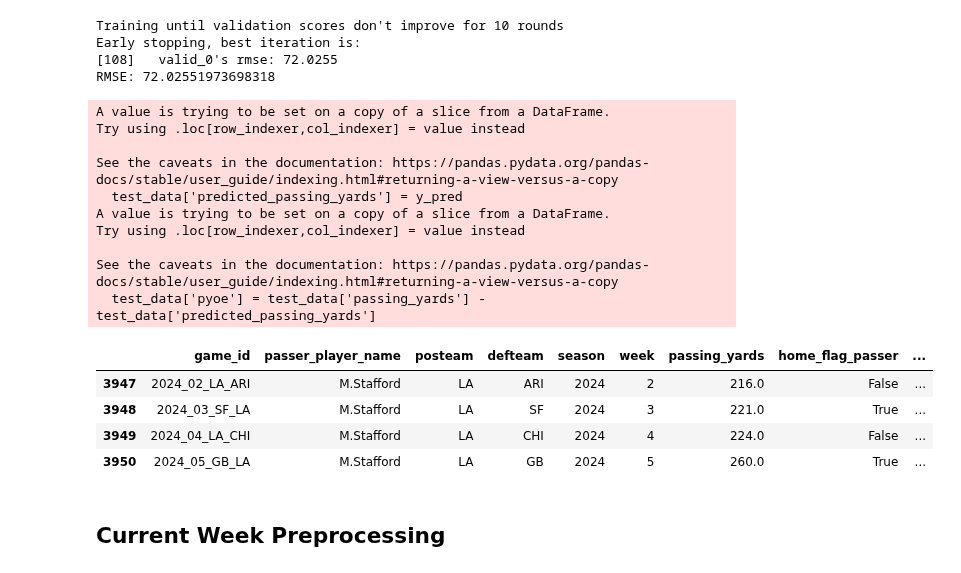
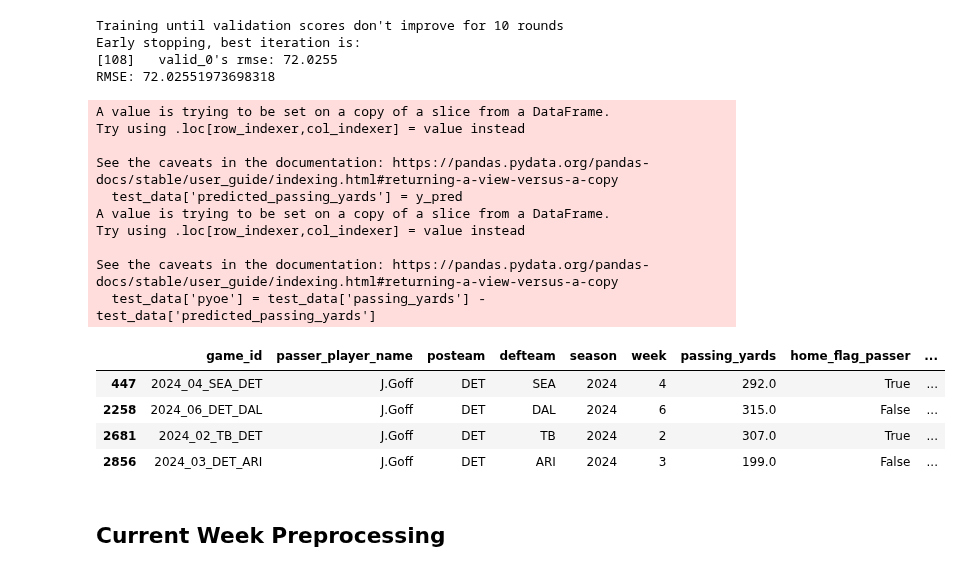
Before and after one commit to bhuggard/CheckTheCover, a Jupyter notebook: testnocom.ipynb, the cells around one changed output. Saved outputs shown, nothing was run; the diff lists cells and outputs as text; code cells hidden in the pictures.

```diff
--- a/testnocom.ipynb
+++ b/testnocom.ipynb
@@ -426,28 +426,28 @@ test_data = filtered_with_ewma_it[filtered_with_ewma_it['season'] == 2024]
 # %%
 # Add predictions to the test_data (2024) DataFrame
 test_data['predicted_passing_yards'] = y_pred
 
 # Calculate whether the model over-predicted or under-predicted
 test_data['pyoe'] = test_data['passing_yards'] - test_data['predicted_passing_yards']
 
 # # Display the updated dataframe with actual, predicted, and over/under information
 # test_data[['week', 'passer_player_name', 'passing_yards', 'predicted_passing_yards', 'pyoe']].sort_values(by='predicted_passing_yards', key=abs, ascending=False).tail(60)
-test_data[test_data['passer_player_name'] == 'M.Stafford']
+test_data[test_data['passer_player_name'] == 'J.Goff']
 # %% [output]
 A value is trying to be set on a copy of a slice from a DataFrame.
 Try using .loc[row_indexer,col_indexer] = value instead
 
 See the caveats in the documentation: https://pandas.pydata.org/pandas-docs/stable/user_guide/indexing.html#returning-a-view-versus-a-copy
   test_data['predicted_passing_yards'] = y_pred
 A value is trying to be set on a copy of a slice from a DataFrame.
 Try using .loc[row_indexer,col_indexer] = value instead
 
 See the caveats in the documentation: https://pandas.pydata.org/pandas-docs/stable/user_guide/indexing.html#returning-a-view-versus-a-copy
   test_data['pyoe'] = test_data['passing_yards'] - test_data['predicted_passing_yards']
 |  | game_id | passer_player_name | posteam | defteam | season | week | passing_yards | home_flag_passer | ... |
-| 3947 | 2024_02_LA_ARI | M.Stafford | LA | ARI | 2024 | 2 | 216.0 | False | ... |
-| 3948 | 2024_03_SF_LA | M.Stafford | LA | SF | 2024 | 3 | 221.0 | True | ... |
-| 3949 | 2024_04_LA_CHI | M.Stafford | LA | CHI | 2024 | 4 | 224.0 | False | ... |
-| 3950 | 2024_05_GB_LA | M.Stafford | LA | GB | 2024 | 5 | 260.0 | True | ... |
+| 447 | 2024_04_SEA_DET | J.Goff | DET | SEA | 2024 | 4 | 292.0 | True | ... |
+| 2258 | 2024_06_DET_DAL | J.Goff | DET | DAL | 2024 | 6 | 315.0 | False | ... |
+| 2681 | 2024_02_TB_DET | J.Goff | DET | TB | 2024 | 2 | 307.0 | True | ... |
+| 2856 | 2024_03_DET_ARI | J.Goff | DET | ARI | 2024 | 3 | 199.0 | False | ... |
 # %% [markdown]
 ## Current Week Preprocessing
```
Also changed, not shown: parts of 12 cells of this notebook.
